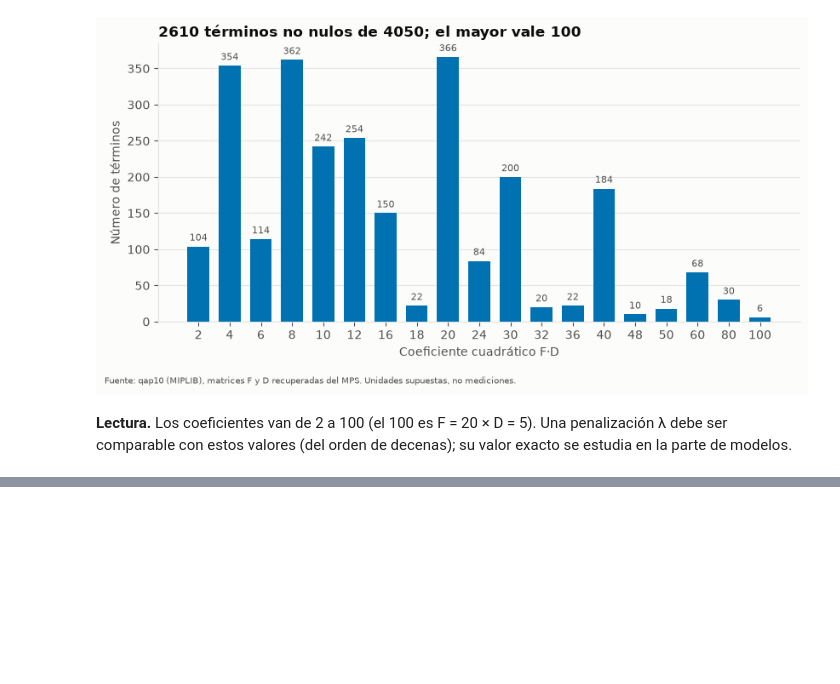
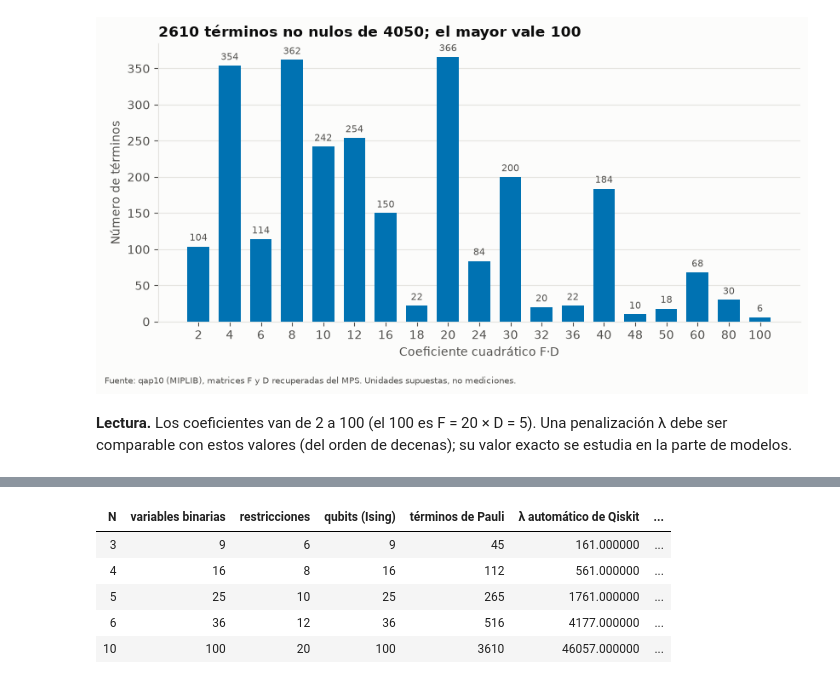
Before and after one commit to rodnm/hackathon-qiskit-fall-fest-2026, a Jupyter notebook: notebooks/01_data.ipynb, the cells around one changed output, grey strips where cells are left out. Drawn from its saved outputs; the diff is of its cells as text; code cells hidden in the pictures; blank space fills up the shorter version.

```diff
--- a/notebooks/01_data.ipynb
+++ b/notebooks/01_data.ipynb
@@ -744,0 +797,78 @@ valores (del orden de decenas); su valor exacto se estudia en la parte de modelo
+# %%
+from qiskit_optimization import QuadraticProgram
+from qiskit_optimization.converters import QuadraticProgramToQubo
+
+
+def to_quadratic_program(instance):
+    """QAP sub-instance as a Qiskit QuadraticProgram: binary x_i_j (flight i at gate j), one-hot constraints."""
+    m, Fm, Dm = instance.n, instance.F, instance.D
+    qp = QuadraticProgram(instance.name)
+    for i in range(m):
+        for j in range(m):
+            qp.binary_var(f"x_{i}_{j}")  # variable index i*m + j
+    qp.minimize(quadratic={(f"x_{i}_{j}", f"x_{k}_{l}"): int(Fm[i, k] * Dm[j, l])
+                           for i in range(m) for k in range(i + 1, m)
+                           for j in range(m) for l in range(m) if j != l and Fm[i, k]})
+    for i in range(m):
+        qp.linear_constraint({f"x_{i}_{j}": 1 for j in range(m)}, "==", 1, f"flight_{i}")
+    for j in range(m):
+        qp.linear_constraint({f"x_{i}_{j}": 1 for i in range(m)}, "==", 1, f"gate_{j}")
+    return qp
+
+
+def one_hot(perms, m):
+    """Rows of binary vectors x (index i*m + j) for a batch of permutations."""
+    X = np.zeros((len(perms), m * m))
+    X[np.arange(len(perms))[:, None], np.arange(m) * m + np.asarray(perms)] = 1
+    return X
+
+
+def ising_energy(op, offset, X):
+    """Energy of computational basis states under a diagonal (Z-only) SparsePauliOp; qubit q <-> variable q."""
+    z = 1 - 2 * X  # x = 1 -> Z eigenvalue -1
+    zmask, coeffs = op.paulis.z, op.coeffs.real
+    energy = np.full(len(X), float(offset))
+    for t in range(len(op)):
+        energy += coeffs[t] * z[:, zmask[t]].prod(axis=1)
+    return energy
+
+
+rng_q = np.random.default_rng(0)
+qiskit_rows = []
+for m in (3, 4, 5, 6, 10):
+    im = load_instance(m)
+    t_build = time.perf_counter()
+    qp = to_quadratic_program(im)
+    converter = QuadraticProgramToQubo()
+    qubo = converter.convert(qp)
+    op, offset = qubo.to_ising()
+    t_build = time.perf_counter() - t_build
+    if factorial(m) <= 720:  # every assignment for small N, a sample (plus the optimum) for N=10
+        perms_q = np.array(list(itertools.permutations(range(m))))
+    else:
+        perms_q = np.vstack([opt_perm, np.arange(m), [rng_q.permutation(m) for _ in range(200)]])
+    X = one_hot(perms_q, m)
+    expected = costs(perms_q, im)
+    from_qp = np.array([qp.objective.evaluate(x) for x in X])
+    from_qubo = np.array([qubo.objective.evaluate(x) for x in X])
+    from_ising = ising_energy(op, offset, X)
+    qiskit_rows.append({
+        "N": m, "variables binarias": qp.get_num_binary_vars(), "restricciones": qp.get_num_linear_constraints(),
+        "qubits (Ising)": op.num_qubits, "términos de Pauli": len(op),
+        "λ automático de Qiskit": converter.penalty, "mayor |coef| del objetivo": int(np.abs(qp.objective.quadratic.to_array()).max()),
+        "asignaciones verificadas": len(perms_q),
+        "costo = QuadraticProgram = QUBO = Ising": bool(np.allclose(from_qp, expected) and np.allclose(from_qubo, expected)
+                                                        and np.allclose(from_ising, expected)),
+        "construcción (s)": round(t_build, 2),
+    })
+qiskit_table = pd.DataFrame(qiskit_rows)
+qiskit_table.to_csv(TAB / "qiskit_representation.csv", index=False)
+display(qiskit_table.style.hide(axis="index"))
+assert qiskit_table["costo = QuadraticProgram = QUBO = Ising"].all()
+# %% [output]
+| N | variables binarias | restricciones | qubits (Ising) | términos de Pauli | λ automático de Qiskit | ... |
+| 3 | 9 | 6 | 9 | 45 | 161.000000 | ... |
+| 4 | 16 | 8 | 16 | 112 | 561.000000 | ... |
+| 5 | 25 | 10 | 25 | 265 | 1761.000000 | ... |
+| 6 | 36 | 12 | 36 | 516 | 4177.000000 | ... |
+| 10 | 100 | 20 | 100 | 3610 | 46057.000000 | ... |
```
Also changed, not shown: parts of 14 cells of this notebook, 6 other files.
